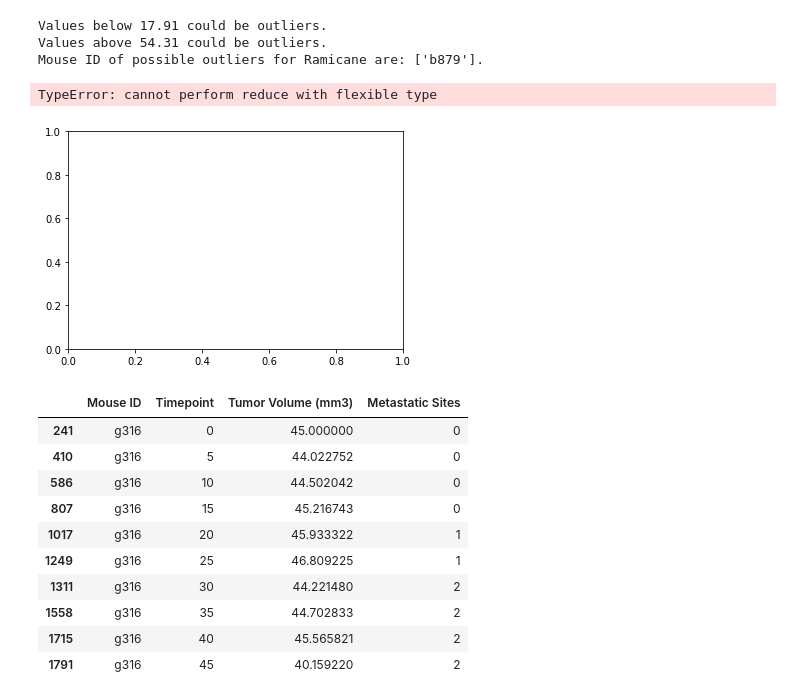
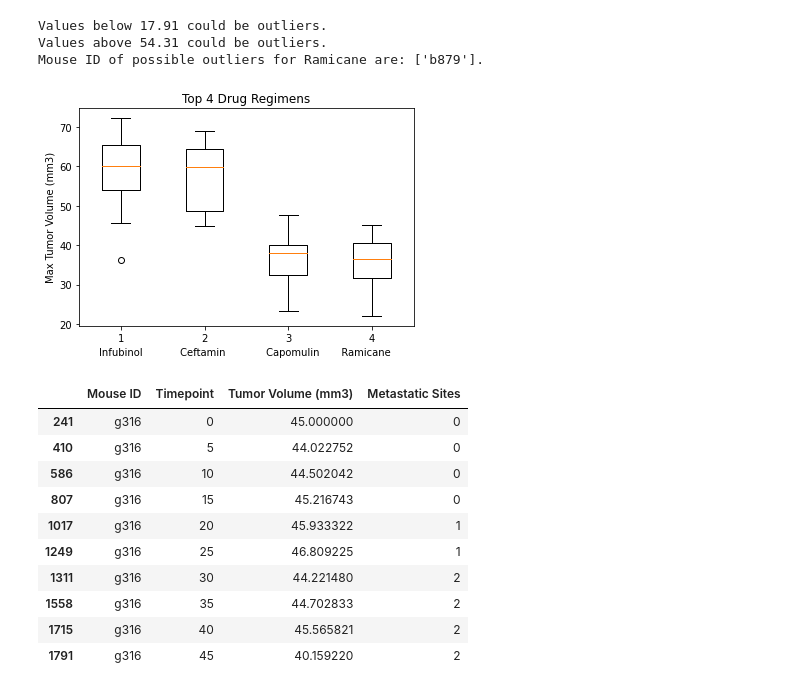
Before and after one commit to jennifer-powell/Mice-Tumor-Analysis, a Jupyter notebook: Pymaceuticals.ipynb, the cells around one changed output. Saved outputs shown, nothing was run; the diff lists cells and outputs as text; code cells hidden in the pictures.

```diff
--- a/Pymaceuticals.ipynb
+++ b/Pymaceuticals.ipynb
@@ -220,12 +225,12 @@ treatments1 = ['Infubinol']
 
 for treatments1 in treatments1:
      #Create empty list to fill with tumor volume data (for plotting)
-    tumor_volume=[]
+    tumor_volume1=[]
     outlier_mouse=[]
 for x, row in alldata_df.iterrows():
     if row[4]==treatments1:
-        tumor_volume.append(row[2])
-volume= pd.Series(tumor_volume)
+        tumor_volume1.append(row[2])
+volume= pd.Series(tumor_volume1)
 
 quartiles = volume.quantile([.25,.5,.75])
 lowerq = quartiles[0.25]
@@ -239,7 +244,7 @@ upper_bound = round(upperq + (1.5*iqr), 2)
 fig1, ax1 = plt.subplots()
 ax1.set_title(f"{treatments1}")
 ax1.set_ylabel('Max Tumor Volume (mm3)')
-ax1.boxplot(tumor_volume)
+ax1.boxplot(tumor_volume1)
 plt.show()
 
 
@@ -261,12 +266,12 @@ Mouse ID of possible outliers for Infubinol are: [].
 treatments2 = ['Ceftamin']
 for treatments2 in treatments2:
      #Create empty list to fill with tumor vol data (for plotting)
-    tumor_volume=[]
+    tumor_volume2=[]
     outlier_mouse=[]
 for x,row in alldata_df.iterrows():
         if row[4]==treatments2:
-            tumor_volume.append(row[2])
-volume= pd.Series(tumor_volume)
+            tumor_volume2.append(row[2])
+volume= pd.Series(tumor_volume2)
 
 quartiles = volume.quantile([.25,.5,.75])
 lowerq = quartiles[0.25]
@@ -278,7 +283,7 @@ upper_bound = round(upperq + (1.5*iqr), 2)
 fig1, ax1 = plt.subplots()
 ax1.set_title(f"{treatments2}")
 ax1.set_ylabel('Max Tumor Volume (mm3)')
-ax1.boxplot(volume)
+ax1.boxplot(tumor_volume2)
 plt.show()
 print(f"Values below {lower_bound} could be outliers.")
 print(f"Values above {upper_bound} could be outliers.")
@@ -297,12 +302,12 @@ Mouse ID of possible outliers for Ceftamin are: [].
 treatments3 = ['Capomulin']
 for treatments3 in treatments3:
      #Create empty list to fill with tumor vol data (for plotting)
-    tumor_volume=[]
+    tumor_volume3=[]
     outlier_mouse=[]
 for x,row in alldata_df.iterrows():
         if row[4]==treatments3:
-            tumor_volume.append(row[2])
-volume= pd.Series(tumor_volume)
+            tumor_volume3.append(row[2])
+volume= pd.Series(tumor_volume3)
 
 quartiles = volume.quantile([.25,.5,.75])
 lowerq = quartiles[0.25]
@@ -314,7 +319,7 @@ upper_bound = round(upperq + (1.5*iqr), 2)
 fig1, ax1 = plt.subplots()
 ax1.set_title(f"{treatments3}")
 ax1.set_ylabel('Max Tumor Volume (mm3)')
-ax1.boxplot(volume)
+ax1.boxplot(tumor_volume3)
 plt.show()
 print(f"Values below {lower_bound} could be outliers.")
 print(f"Values above {upper_bound} could be outliers.")
@@ -333,12 +338,12 @@ Mouse ID of possible outliers for Capomulin are: ['b879'].
 treatments4 = ['Ramicane']
 for treatments4 in treatments4:
      #Create empty list to fill with tumor vol data (for plotting)
-    tumor_volume=[]
+    tumor_volume4=[]
     outlier_mouse=[]
 for x,row in alldata_df.iterrows():
         if row[4]==treatments4:
-            tumor_volume.append(row[2])
-volume= pd.Series(tumor_volume)
+            tumor_volume4.append(row[2])
+volume= pd.Series(tumor_volume4)
 
 quartiles = volume.quantile([.25,.5,.75])
 lowerq = quartiles[0.25]
@@ -350,7 +355,7 @@ upper_bound = round(upperq + (1.5*iqr), 2)
 fig1, ax1 = plt.subplots()
 ax1.set_title(f"{treatments4}")
 ax1.set_ylabel('Max Tumor Volume (mm3)')
-ax1.boxplot(tumor_volume)
+ax1.boxplot(tumor_volume4)
 plt.show()
 print(f"Values below {lower_bound} could be outliers.")
 print(f"Values above {upper_bound} could be outliers.")
@@ -365,11 +370,21 @@ print(f"Mouse ID of possible outliers for {treatments4} are: {outlier_mouse}.")
 Values below 17.91 could be outliers.
 Values above 54.31 could be outliers.
 Mouse ID of possible outliers for Ramicane are: ['b879'].
-# %%
-plt.boxplot (["treatments1", "treatments2", "treatments3", "treatments4"])
-# %% [output]
-TypeError: cannot perform reduce with flexible type
-[figure, removed]
+# %%
+# fig1, ax1 = plt.subplots()
+# ax1.boxplot("tumor_volume1", "tumor_volume2", "tumor_volume3", "tumor_volume4")
+# plt.show()
+
+data = [tumor_volume1, tumor_volume2, tumor_volume3, tumor_volume4]
+fig1, ax1 = plt.subplots()
+ax1.set_title('Top 4 Drug Regimens')
+ax1.set_ylabel('Max Tumor Volume (mm3)')
+#ax1.xticks([0, 1, 2, 3], ['Infubinol', 'Ceftamin', 'Capomulin', 'Ramicane']
+ax1.set_xlabel('Infubinol            Ceftamin             Capomulin       Ramicane ')
+ax1.boxplot(data)
+plt.show()
+# %% [output]
+[figure, added]
 # %%
 # Select a mouse that was treated with Capomulin and generate a line plot of tumor volume vs. time point for that mouse. g316
 just_mouse_df= restudydata_df.loc[restudydata_df["Mouse ID"] == "g316", :]
```
Also changed, not shown: parts of 4 cells of this notebook.
